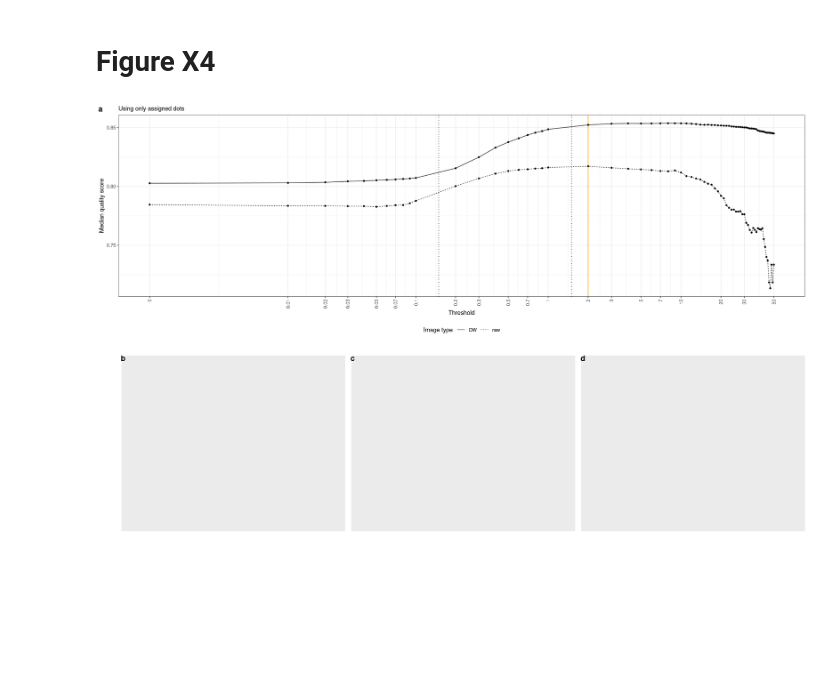
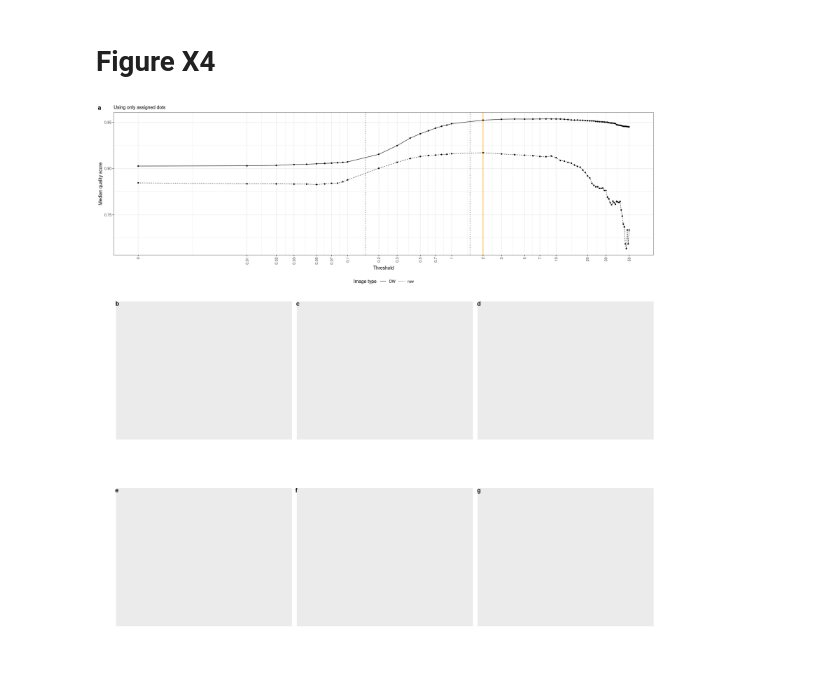
Before and after one commit to ggirelli/deconwolf-in-situ-transcriptomics, a Jupyter notebook: manuscript/2.0_figures.ipynb, the cells around one changed output. Drawn from its saved outputs; the diff is of its cells as text; code cells hidden in the pictures; blank space fills up the shorter version.

```diff
--- a/manuscript/2.0_figures.ipynb
+++ b/manuscript/2.0_figures.ipynb
@@ -60,16 +60,20 @@ plist = list(
     A=readRDS("panels_rds/supp_fig_x4a.rds"),
     B=empty_plot,
     C=empty_plot,
-    D=empty_plot
+    D=empty_plot,
+    E=empty_plot,
+    F=empty_plot,
+    G=empty_plot
 )
 # %%
-options(repr.plot.width=18, repr.plot.height=12)
+options(repr.plot.width=18, repr.plot.height=18)
 p = plot_grid(
     plist[[1]],
     plot_grid(plotlist=plist[2:4], nrow=1, align="hv", axis="blt", labels=letters[2:4]),
-    nrow=2, align="hv", axis="blt", labels=letters[1]
+    plot_grid(plotlist=plist[5:7], nrow=1, align="hv", axis="blt", labels=letters[5:7]),
+    nrow=3, align="hv", axis="blt", labels=letters[1]
 )
 p
 # %% [output]
-[figure, old version]
+[figure, new version]
 # %%
```
Also changed, not shown: parts of 1 cell of this notebook, 2 other files.
